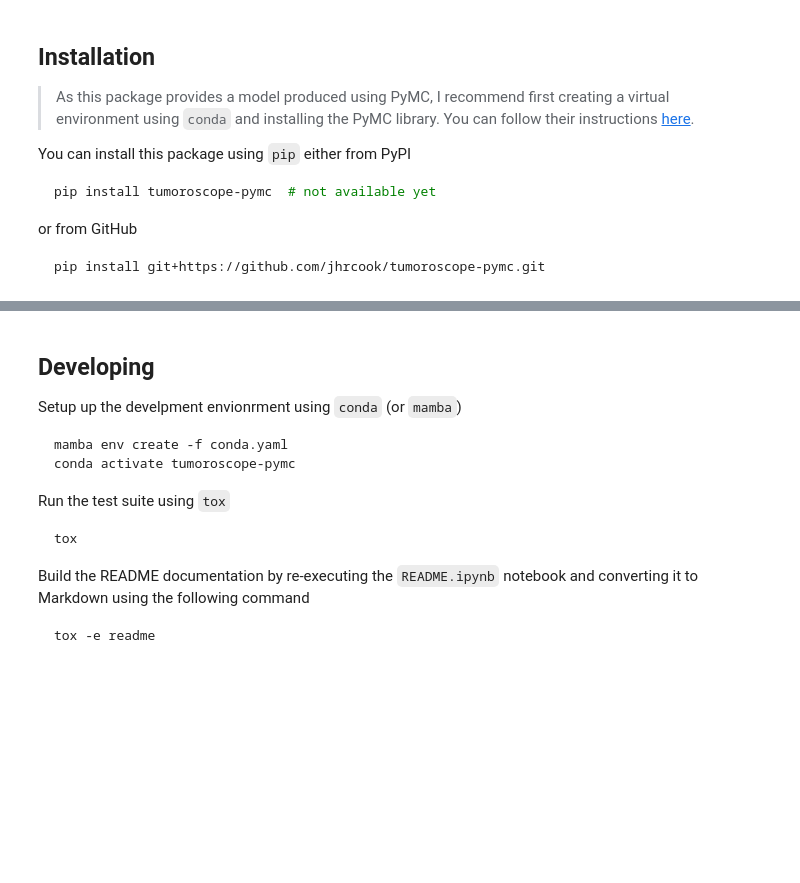
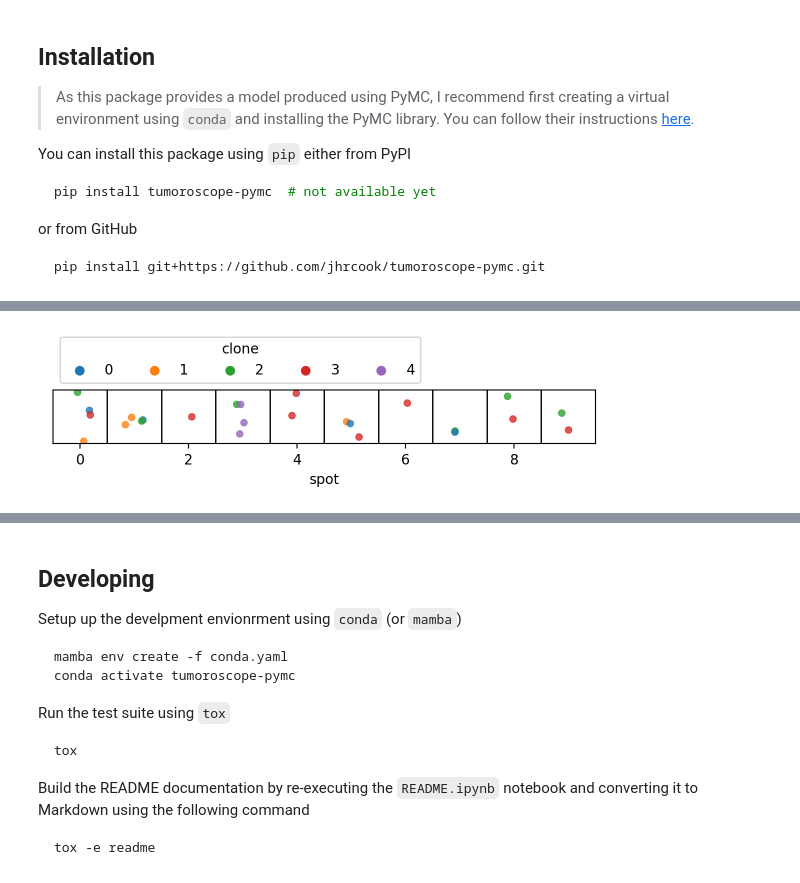
Before and after one commit to jhrcook/tumoroscope-pymc, a Jupyter notebook: README.ipynb, the cells around one changed output, grey strips where cells are left out. Drawn from its saved outputs; the diff is of its cells as text; code cells hidden in the pictures; blank space fills up the shorter version.

```diff
--- a/README.ipynb
+++ b/README.ipynb
@@ -54,0 +77,6 @@ pm.model_to_graphviz(model)
+# %%
+simulation = generate_simulated_data(
+    K=5, S=10, M=50, total_read_rate=2.5, random_seed=8
+)
+simulation.sim_data.validate()
+simulation.true_labels.head()
@@ -54,0 +90,26 @@ pm.model_to_graphviz(model)
+# %%
+np.random.seed(3)
+plot_df = (
+    simulation.true_labels.copy()
+    .assign(
+        y=lambda d: np.random.normal(0, 0.5, len(d)),
+        x=lambda d: d["spot"] + np.random.uniform(-0.2, 0.2, len(d)),
+    )
+    .astype({"clone": "category"})
+)
+_, ax = plt.subplots(figsize=(7, 0.7))
+sns.scatterplot(
+    data=plot_df, x="x", y="y", hue="clone", ax=ax, alpha=0.8, edgecolor=None, s=25
+)
+for i in range(1, simulation.sim_data.S):
+    ax.axvline(i - 0.5, lw=1, color="k")
+ax.set_xlim(-0.5, simulation.sim_data.S - 0.5)
+ax.set_xlabel("spot")
+ax.set_ylabel(None)
+ax.set_yticks([])
+ax.legend(
+    loc="lower left", bbox_to_anchor=(0, 1), title="clone", ncol=simulation.sim_data.K
+)
+plt.show()
+# %% [output]
+[figure, added]
```
Also changed, not shown: parts of 16 cells of this notebook, 10 other files.
